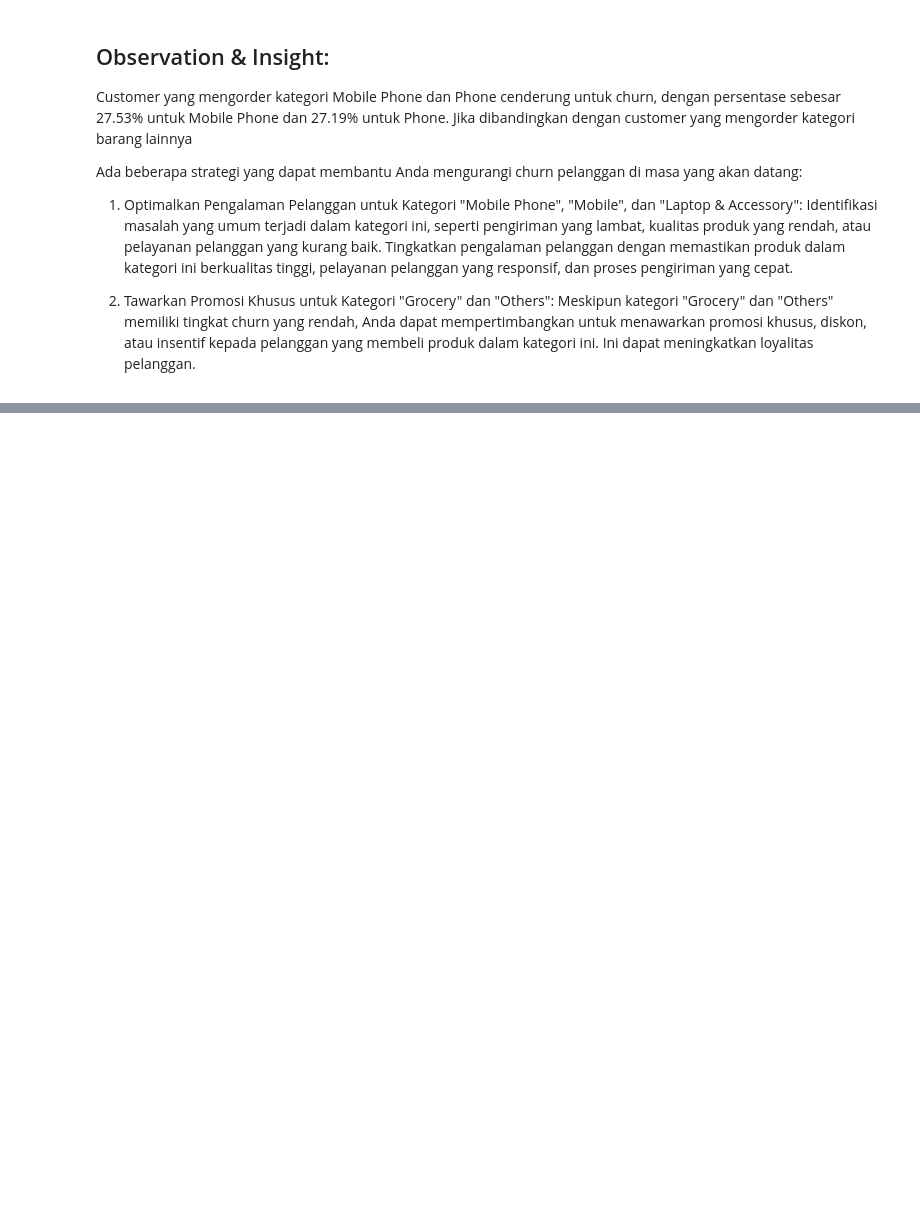
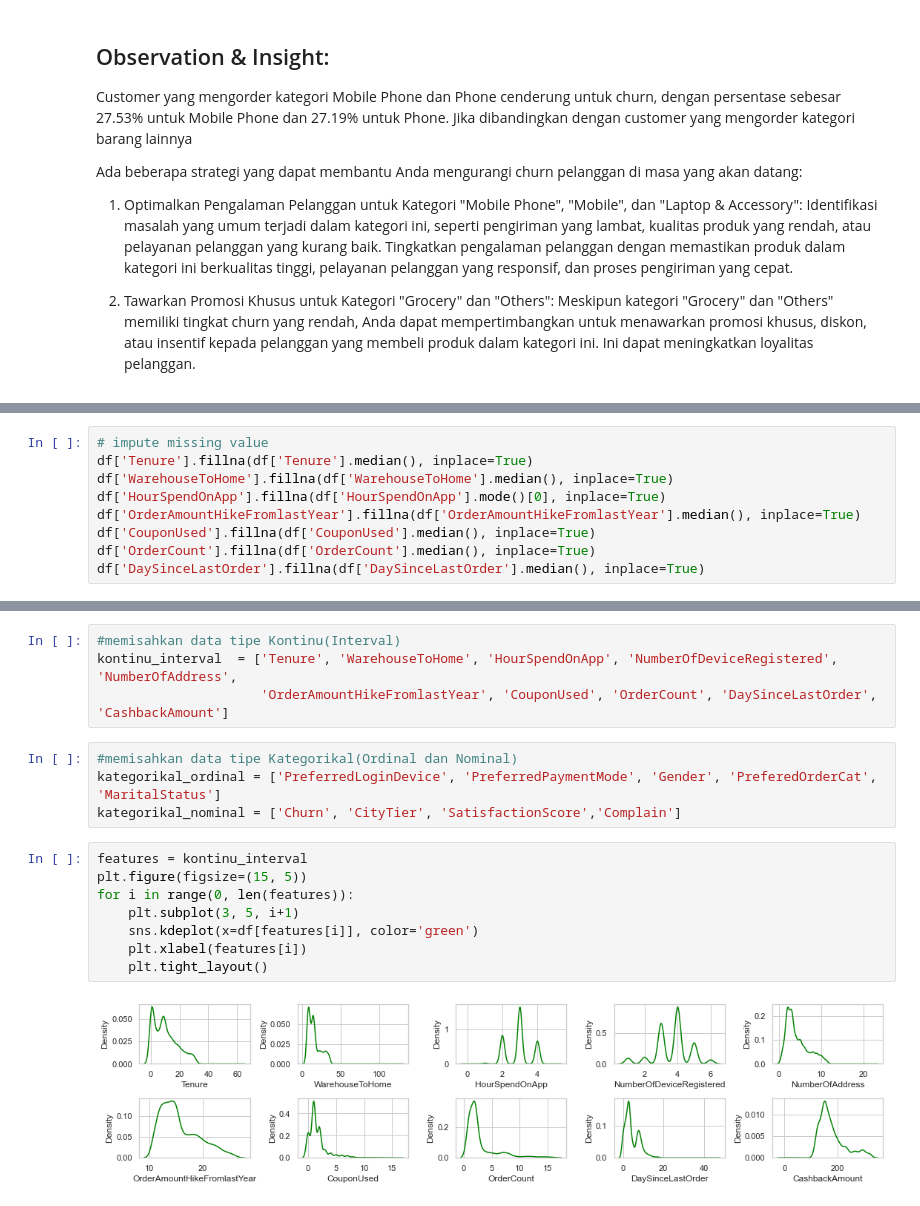
Before and after one commit to Lima-B-Aja/5-b-aja, a Jupyter notebook: Final_Project_Rakamin.ipynb, the cells around one changed output, grey strips where cells are left out. Drawn from its saved outputs; the diff is of its cells as text; blank space fills up the shorter version.

```diff
--- a/Final_Project_Rakamin.ipynb
+++ b/Final_Project_Rakamin.ipynb
@@ -476,0 +593,9 @@ Ada beberapa strategi yang dapat membantu Anda mengurangi churn pelanggan di mas
+# %%
+# impute missing value
+df['Tenure'].fillna(df['Tenure'].median(), inplace=True)
+df['WarehouseToHome'].fillna(df['WarehouseToHome'].median(), inplace=True)
+df['HourSpendOnApp'].fillna(df['HourSpendOnApp'].mode()[0], inplace=True)
+df['OrderAmountHikeFromlastYear'].fillna(df['OrderAmountHikeFromlastYear'].median(), inplace=True)
+df['CouponUsed'].fillna(df['CouponUsed'].median(), inplace=True)
+df['OrderCount'].fillna(df['OrderCount'].median(), inplace=True)
+df['DaySinceLastOrder'].fillna(df['DaySinceLastOrder'].median(), inplace=True)
@@ -476,0 +674,18 @@ Ada beberapa strategi yang dapat membantu Anda mengurangi churn pelanggan di mas
+# %%
+#memisahkan data tipe Kontinu(Interval)
+kontinu_interval  = ['Tenure', 'WarehouseToHome', 'HourSpendOnApp', 'NumberOfDeviceRegistered', 'NumberOfAddress',
+                     'OrderAmountHikeFromlastYear', 'CouponUsed', 'OrderCount', 'DaySinceLastOrder', 'CashbackAmount']
+# %%
+#memisahkan data tipe Kategorikal(Ordinal dan Nominal)
+kategorikal_ordinal = ['PreferredLoginDevice', 'PreferredPaymentMode', 'Gender', 'PreferedOrderCat', 'MaritalStatus']
+kategorikal_nominal = ['Churn', 'CityTier', 'SatisfactionScore','Complain']
+# %%
+features = kontinu_interval
+plt.figure(figsize=(15, 5))
+for i in range(0, len(features)):
+    plt.subplot(3, 5, i+1)
+    sns.kdeplot(x=df[features[i]], color='green')
+    plt.xlabel(features[i])
+    plt.tight_layout()
+# %% [output]
+[figure, added]
```
Also changed, not shown: parts of 43 cells of this notebook, 1 other file.
